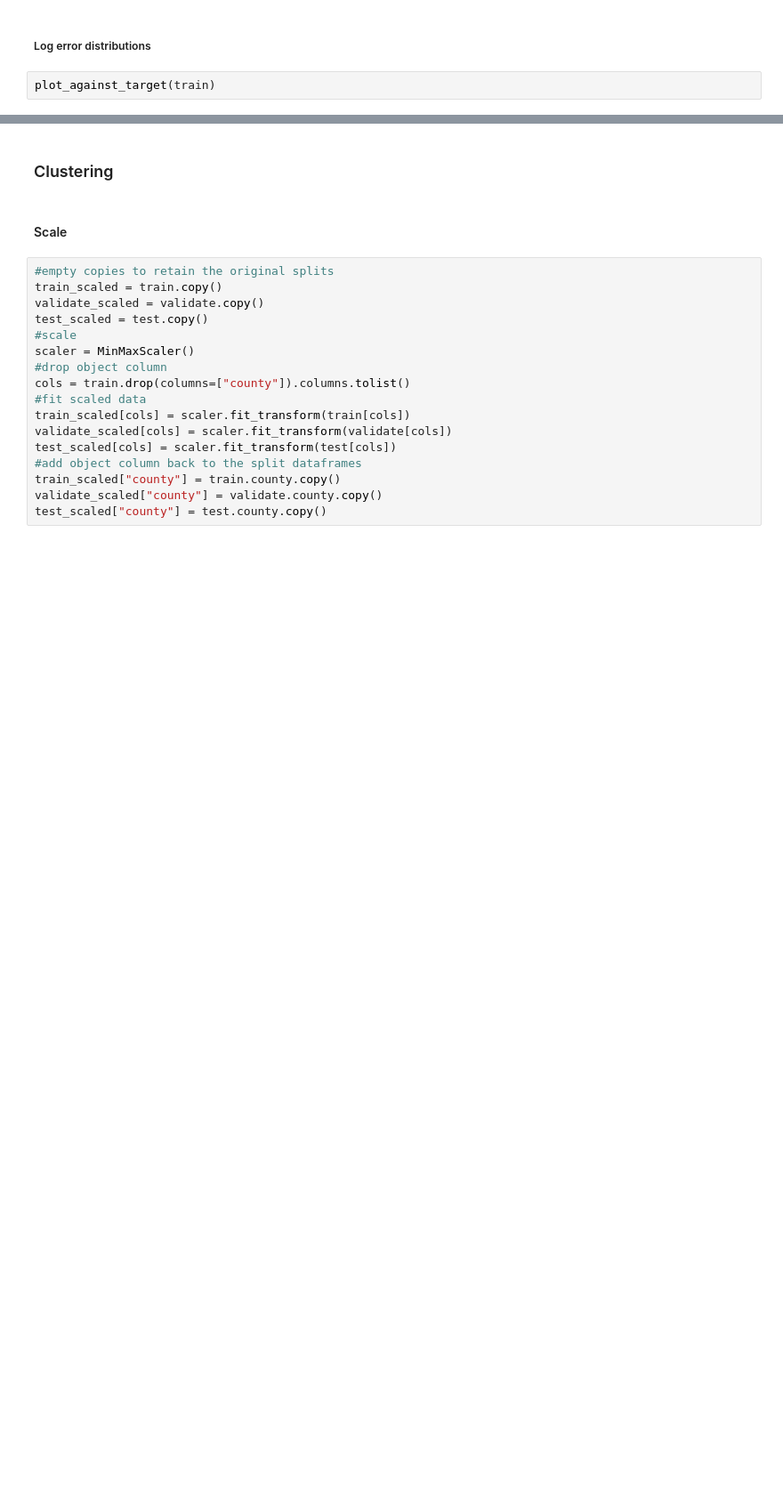
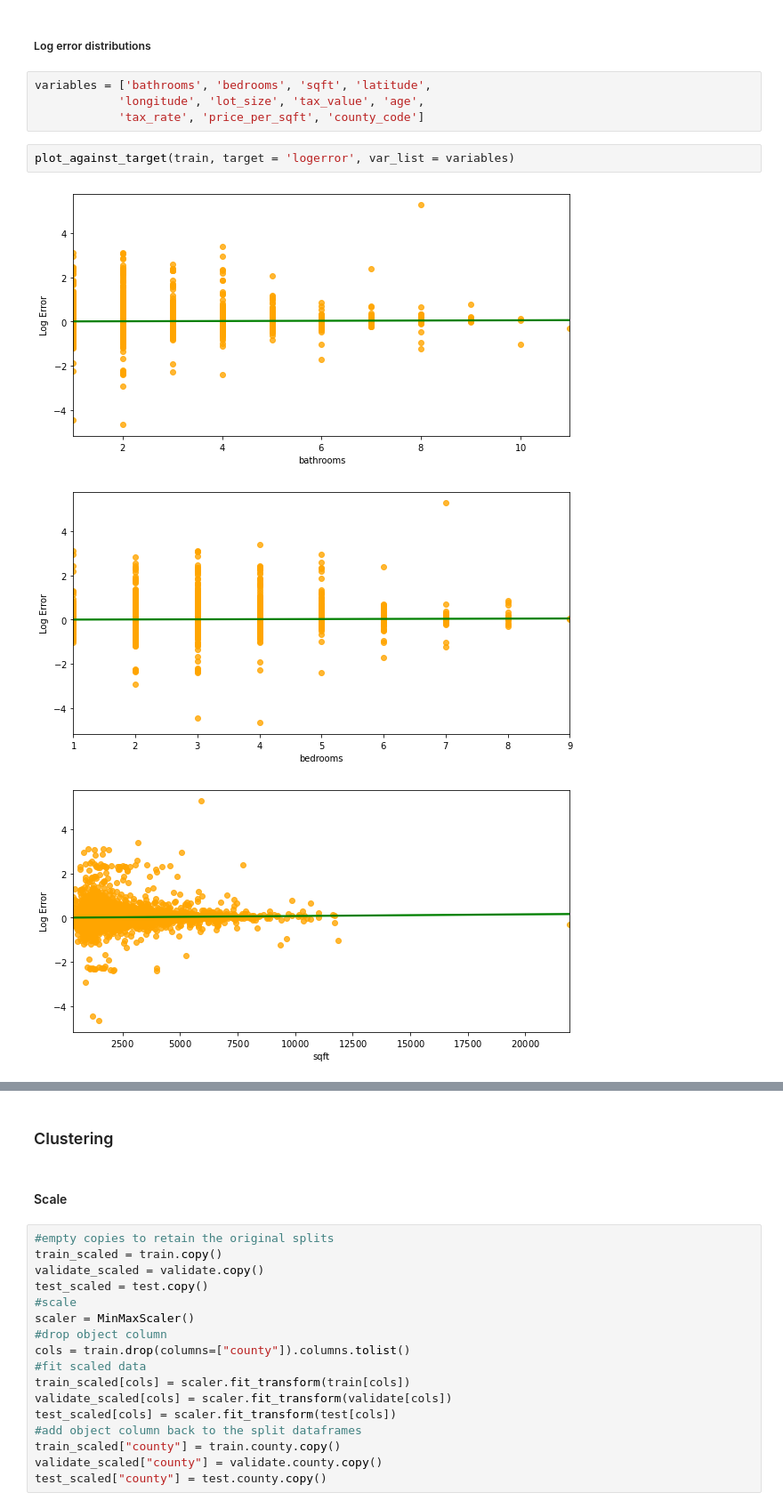
Before and after one commit to hrodjr/zestimate_error_drivers_project, a Jupyter notebook: clustering_project.ipynb, the cells around one changed output, grey strips where cells are left out. Shown at 89% size. Drawn from its saved outputs; the diff is of its cells as text; blank space fills up the shorter version.

```diff
--- a/clustering_project.ipynb
+++ b/clustering_project.ipynb
@@ -67,4 +95,12 @@ variable_distributions(train)
 # %% [markdown]
 ##### Log error distributions
+# %%
+variables = ['bathrooms', 'bedrooms', 'sqft', 'latitude',
+            'longitude', 'lot_size', 'tax_value', 'age',
+            'tax_rate', 'price_per_sqft', 'county_code']
 # %%
-plot_against_target(train)
+plot_against_target(train, target = 'logerror', var_list = variables)
+# %% [output]
+[figure, added]
+[figure, added]
+[figure, added]
```
Also changed, not shown: parts of 45 cells of this notebook, 2 other files.
